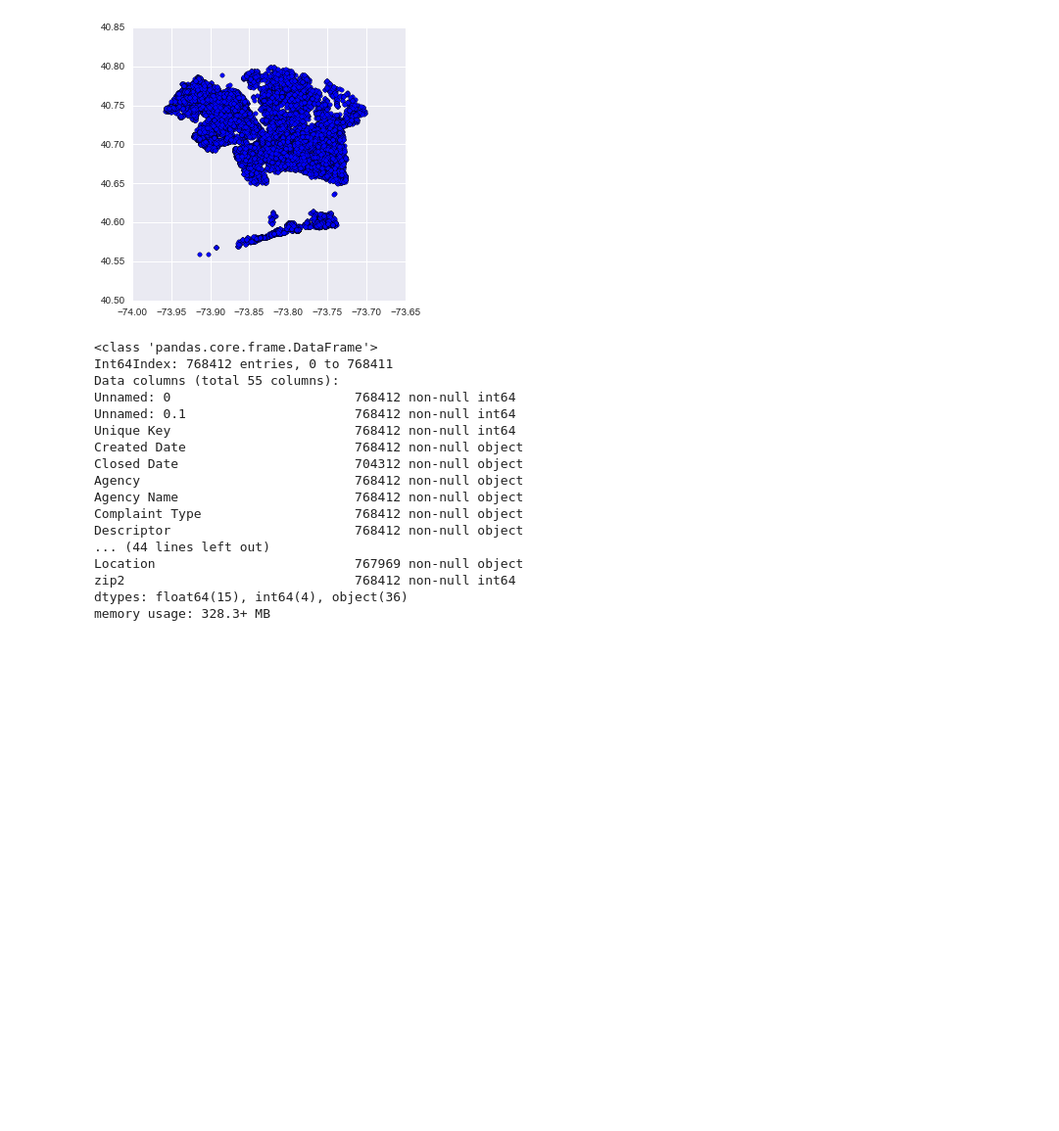
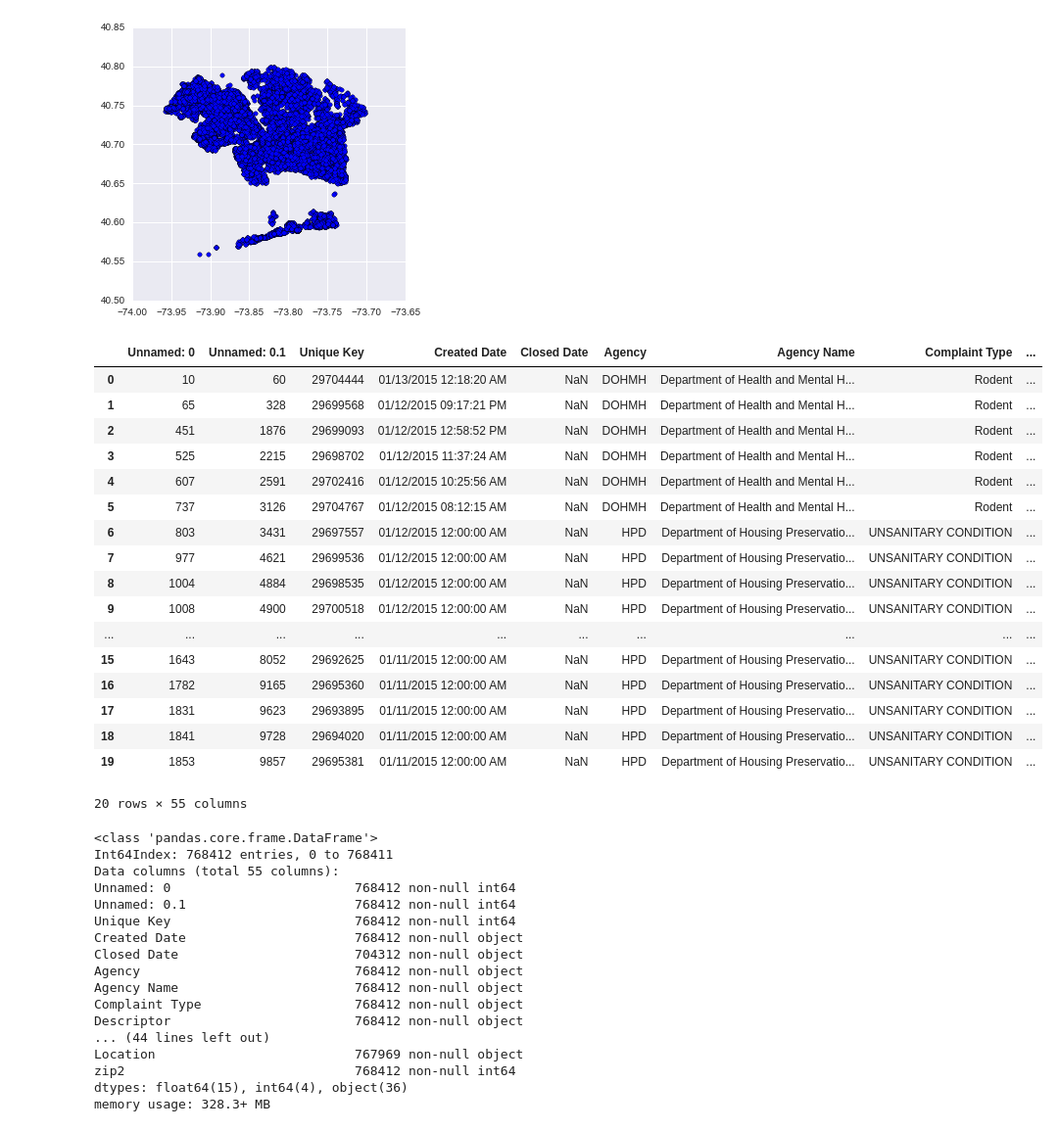
Before and after one commit to lburcaw/Predict-311-Complaints, a Jupyter notebook: clean_qns_data.ipynb, the cells around one changed output. Shown at 98% size. Saved outputs shown, nothing was run; the diff lists cells and outputs as text; code cells hidden in the pictures; blank space fills up the shorter version.

```diff
--- a/clean_qns_data.ipynb
+++ b/clean_qns_data.ipynb
@@ -48,6 +51,27 @@ plt.scatter(vm.Longitude.astype(float),vm.Latitude.astype(float))
 fig.set_size_inches(5,5)
 # %% [output]
 [figure]
+# %%
+df_all[:20]
+# %% [output]
+|  | Unnamed: 0 | Unnamed: 0.1 | Unique Key | Created Date | Closed Date | Agency | Agency Name | Complaint Type | ... |
+| 0 | 10 | 60 | 29704444 | 01/13/2015 12:18:20 AM | NaN | DOHMH | Department of Health and Mental H... | Rodent | ... |
+| 1 | 65 | 328 | 29699568 | 01/12/2015 09:17:21 PM | NaN | DOHMH | Department of Health and Mental H... | Rodent | ... |
+| 2 | 451 | 1876 | 29699093 | 01/12/2015 12:58:52 PM | NaN | DOHMH | Department of Health and Mental H... | Rodent | ... |
+| 3 | 525 | 2215 | 29698702 | 01/12/2015 11:37:24 AM | NaN | DOHMH | Department of Health and Mental H... | Rodent | ... |
+| 4 | 607 | 2591 | 29702416 | 01/12/2015 10:25:56 AM | NaN | DOHMH | Department of Health and Mental H... | Rodent | ... |
+| 5 | 737 | 3126 | 29704767 | 01/12/2015 08:12:15 AM | NaN | DOHMH | Department of Health and Mental H... | Rodent | ... |
+| 6 | 803 | 3431 | 29697557 | 01/12/2015 12:00:00 AM | NaN | HPD | Department of Housing Preservatio... | UNSANITARY CONDITION | ... |
+| 7 | 977 | 4621 | 29699536 | 01/12/2015 12:00:00 AM | NaN | HPD | Department of Housing Preservatio... | UNSANITARY CONDITION | ... |
+| 8 | 1004 | 4884 | 29698535 | 01/12/2015 12:00:00 AM | NaN | HPD | Department of Housing Preservatio... | UNSANITARY CONDITION | ... |
+| 9 | 1008 | 4900 | 29700518 | 01/12/2015 12:00:00 AM | NaN | HPD | Department of Housing Preservatio... | UNSANITARY CONDITION | ... |
+| ... | ... | ... | ... | ... | ... | ... | ... | ... | ... |
+| 15 | 1643 | 8052 | 29692625 | 01/11/2015 12:00:00 AM | NaN | HPD | Department of Housing Preservatio... | UNSANITARY CONDITION | ... |
+| 16 | 1782 | 9165 | 29695360 | 01/11/2015 12:00:00 AM | NaN | HPD | Department of Housing Preservatio... | UNSANITARY CONDITION | ... |
+| 17 | 1831 | 9623 | 29693895 | 01/11/2015 12:00:00 AM | NaN | HPD | Department of Housing Preservatio... | UNSANITARY CONDITION | ... |
+| 18 | 1841 | 9728 | 29694020 | 01/11/2015 12:00:00 AM | NaN | HPD | Department of Housing Preservatio... | UNSANITARY CONDITION | ... |
+| 19 | 1853 | 9857 | 29695381 | 01/11/2015 12:00:00 AM | NaN | HPD | Department of Housing Preservatio... | UNSANITARY CONDITION | ... |
+20 rows × 55 columns
 # %%
 df_all.info()
 # %% [output]
```
Also changed, not shown: parts of 23 cells of this notebook, 3 other files.
